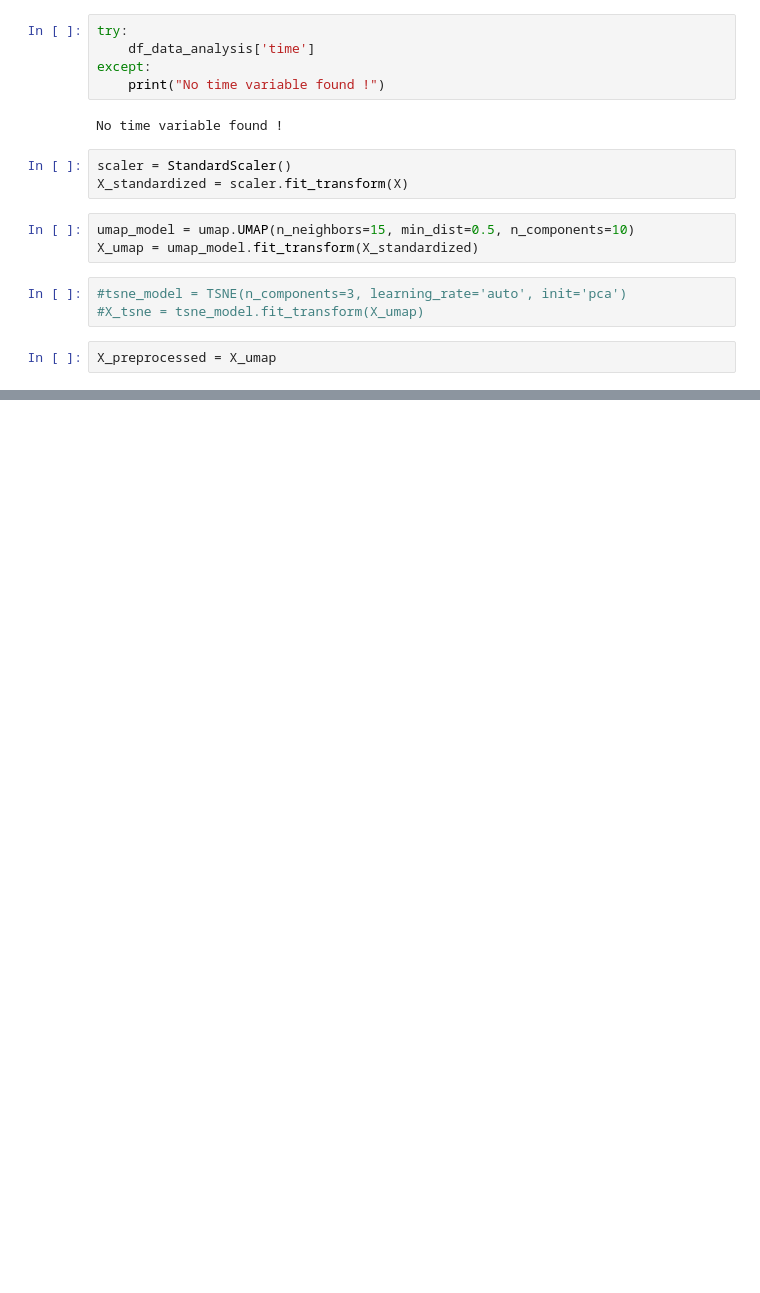
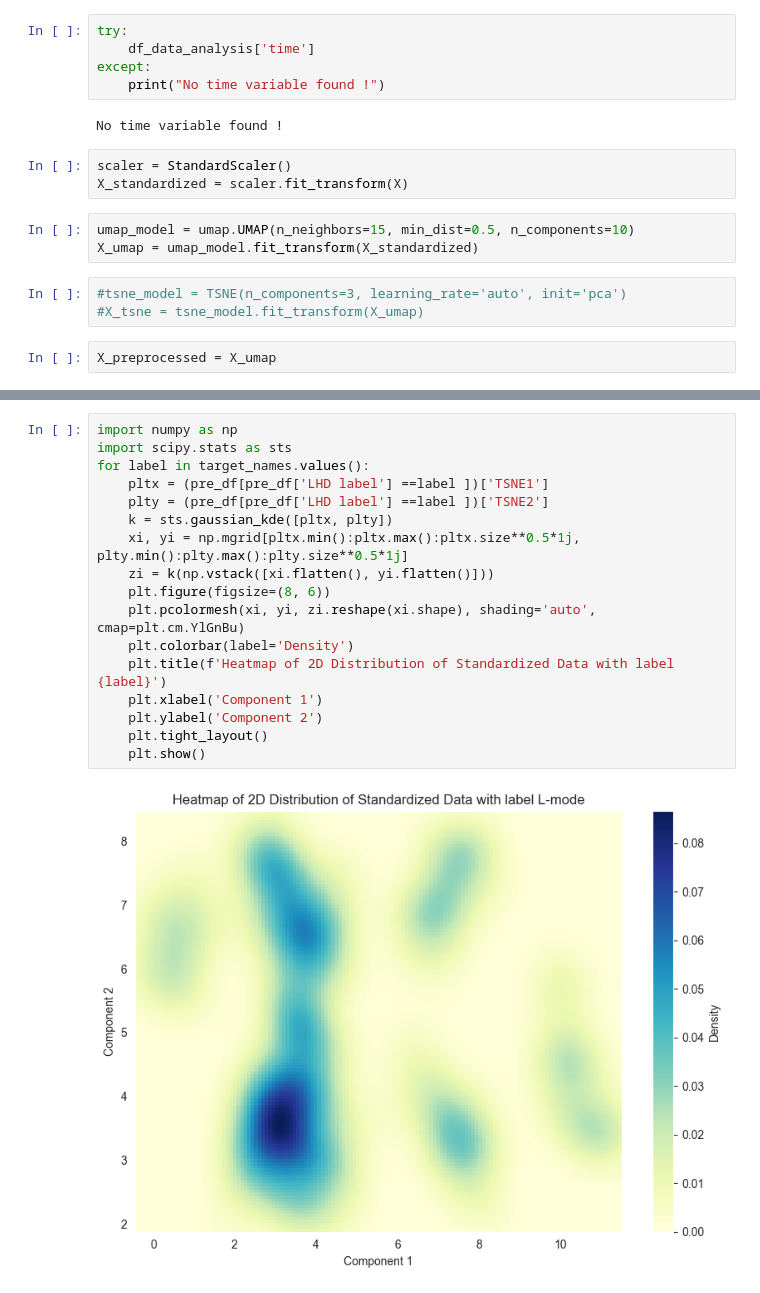
Before and after one commit to Captcha-ML/tokamak-unsupervised, a Jupyter notebook: thrid_analysis.ipynb, the cells around one changed output, grey strips where cells are left out. Cells and saved outputs as stored; diff of their text form; blank space fills up the shorter version.

Commit message:
Add heatmap graphs

```diff
--- a/thrid_analysis.ipynb
+++ b/thrid_analysis.ipynb
@@ -146,0 +178,19 @@ plt.legend(*sc.legend_elements(), bbox_to_anchor=(1.05, 1), loc=2)
+# %%
+import numpy as np
+import scipy.stats as sts
+for label in target_names.values():
+    pltx = (pre_df[pre_df['LHD label'] ==label ])['TSNE1']
+    plty = (pre_df[pre_df['LHD label'] ==label ])['TSNE2']
+    k = sts.gaussian_kde([pltx, plty])
+    xi, yi = np.mgrid[pltx.min():pltx.max():pltx.size**0.5*1j, plty.min():plty.max():plty.size**0.5*1j]
+    zi = k(np.vstack([xi.flatten(), yi.flatten()]))
+    plt.figure(figsize=(8, 6))
+    plt.pcolormesh(xi, yi, zi.reshape(xi.shape), shading='auto', cmap=plt.cm.YlGnBu)
+    plt.colorbar(label='Density')
+    plt.title(f'Heatmap of 2D Distribution of Standardized Data with label {label}')
+    plt.xlabel('Component 1')
+    plt.ylabel('Component 2')
+    plt.tight_layout()
+    plt.show()
+# %% [output]
+[figure, added]
```
Also changed, not shown: parts of 6 cells of this notebook, 1 other file.
